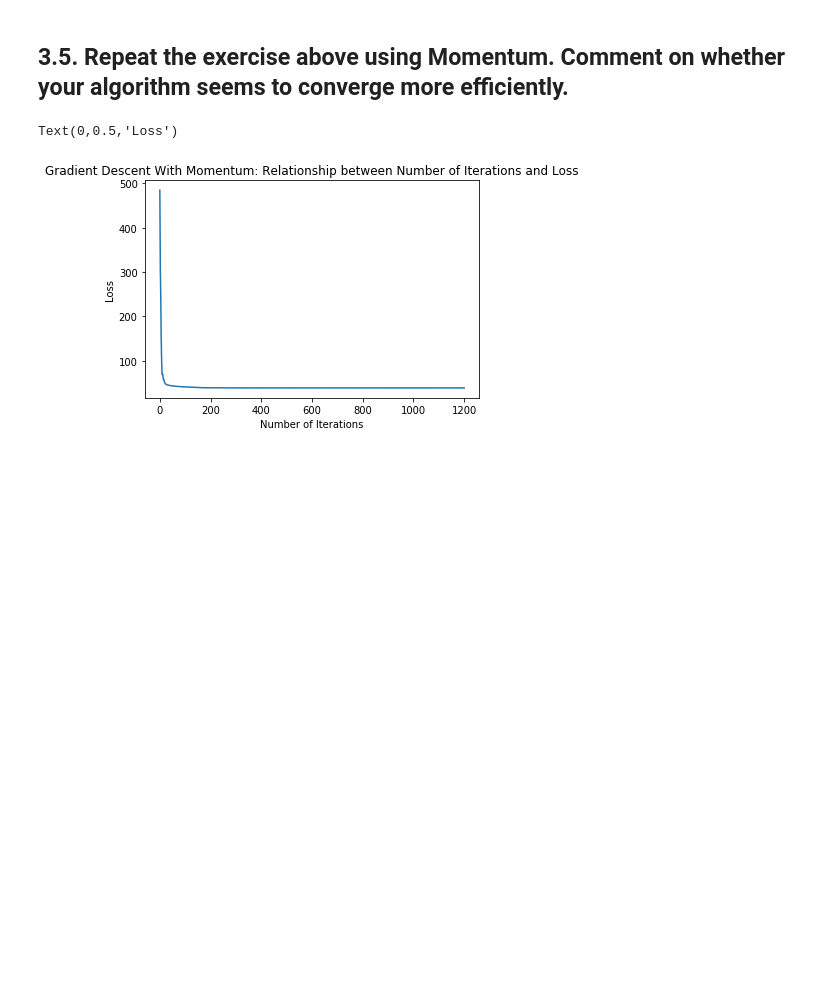
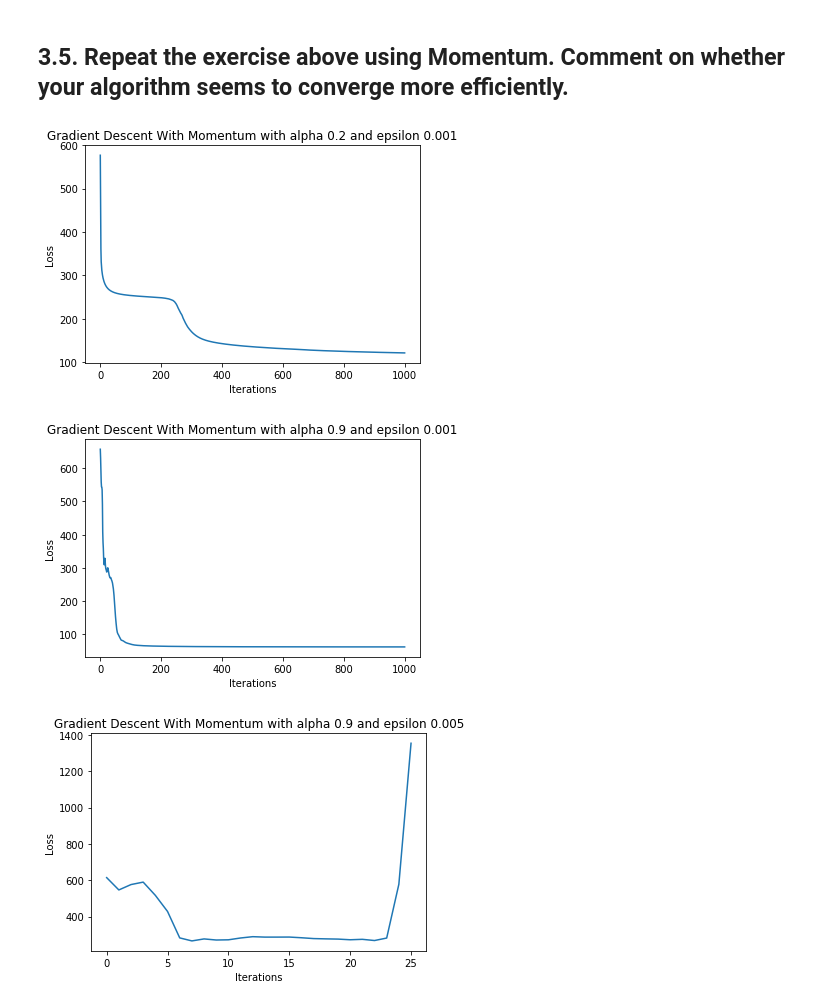
Before and after one commit to WuZhuoran/ANLY-590-Neural-Nets-and-Deep-Learning, a Jupyter notebook: Assignment1/assignment1.ipynb, the cells around one changed output. Drawn from its saved outputs; the diff is of its cells as text; code cells hidden in the pictures; blank space fills up the shorter version.

```diff
--- a/Assignment1/assignment1.ipynb
+++ b/Assignment1/assignment1.ipynb
@@ -658,27 +609,49 @@ Text(0,0.5,'Loss')
 # %% [markdown]
 ## 3.5. Repeat the exercise above using Momentum. Comment on whether your algorithm seems to converge more efficiently.
 # %%
-def grad_descent_momentum(x, y,  iterations=10, epsilon = 1e-3, alpha =0.9):
+def grad_descent_momentum(x, y,  iterations=100, epsilon = 0.001, alpha = 0.9):
     parameters = np.random.uniform(-1,1,size=26).astype("float")
     trajectory = [parameters]
     losses = [loss(y, yhat(x, y, parameters))]
     vector = np.zeros(parameters.size)
 
     for i in range(iterations):
         grad = grad_f(parameters, x, y)
         vector = alpha * vector + epsilon * grad
         parameters = parameters - vector
         trajectory.append(parameters)
         losses.append(loss(y, yhat(x, y, parameters)))
 
     return (np.array(trajectory), losses)
 
 
-trajectory, losses = grad_descent_momentum(x, y, iterations = 1200, epsilon = 1e-3, alpha = 0.8)
+alpha = 0.2
+epsilon = 0.001
+trajectory, losses = grad_descent_momentum(x, y, iterations = 1000, epsilon = epsilon, alpha = alpha)
 plt.plot(losses)
-plt.title("Gradient Descent With Momentum: Relationship between Number of Iterations and Loss")
-plt.xlabel("Number of Iterations")
+plt.title("Gradient Descent With Momentum with alpha {alpha} and epsilon {epsilon}".format(alpha=alpha, epsilon = epsilon))
+plt.xlabel("Iterations")
 plt.ylabel("Loss")
+plt.show()
+
+alpha = 0.9
+epsilon = 0.001
+trajectory, losses = grad_descent_momentum(x, y, iterations = 1000, epsilon = epsilon, alpha = alpha)
+plt.plot(losses)
+plt.title("Gradient Descent With Momentum with alpha {alpha} and epsilon {epsilon}".format(alpha=alpha, epsilon = epsilon))
+plt.xlabel("Iterations")
+plt.ylabel("Loss")
+plt.show()
+
+alpha = 0.9
+epsilon = 0.005
+trajectory, losses = grad_descent_momentum(x, y, iterations = 1000, epsilon = epsilon, alpha = alpha)
+plt.plot(losses)
+plt.title("Gradient Descent With Momentum with alpha {alpha} and epsilon {epsilon}".format(alpha=alpha, epsilon = epsilon))
+plt.xlabel("Iterations")
+plt.ylabel("Loss")
+plt.show()
 # %% [output]
-Text(0,0.5,'Loss')
-[figure, old version]
+[figure, new version]
+[figure, added]
+[figure, added]
```
Also changed, not shown: parts of 8 cells of this notebook.
